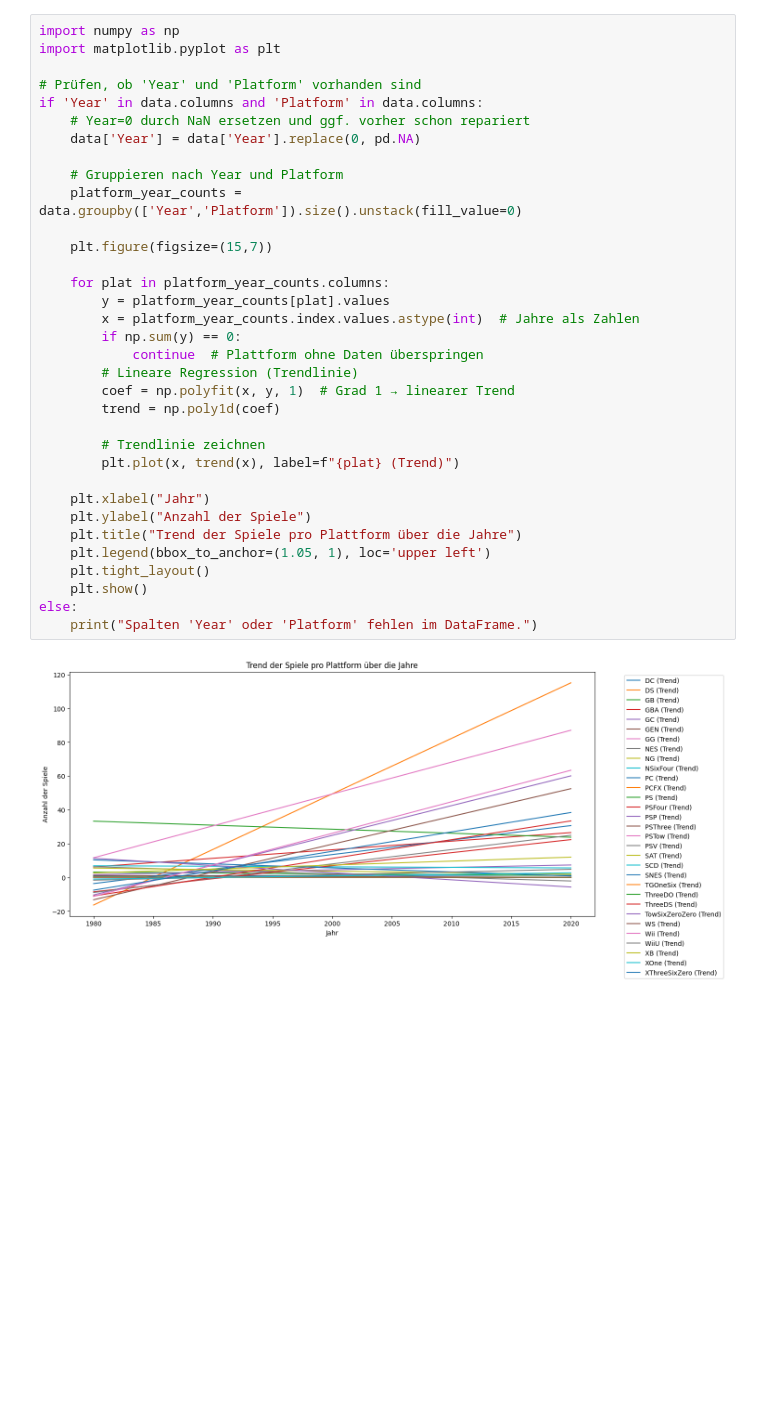
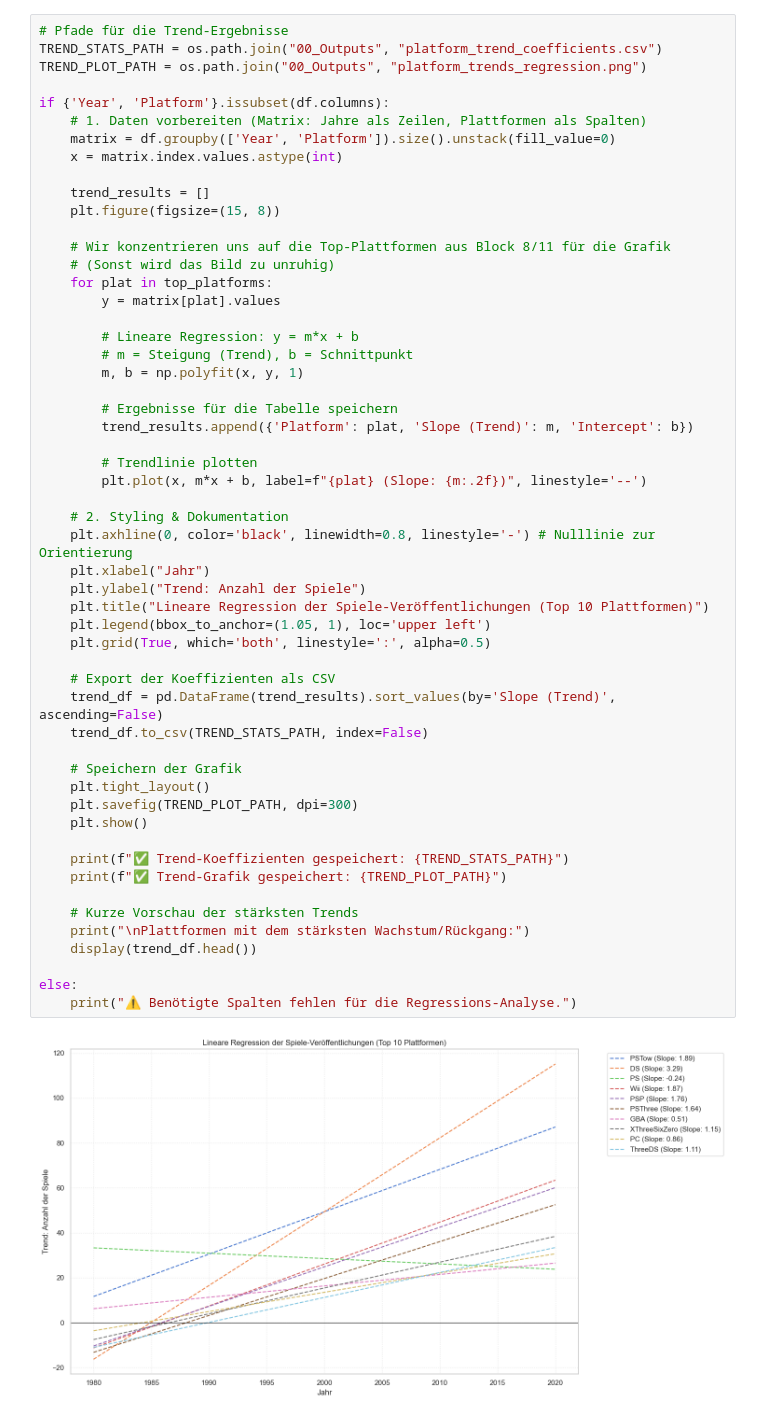
Before and after one commit to CypherTyphoon/Portfolio_Insights, a Jupyter notebook: 00_cleaned_globale_sales.ipynb, the cells around one changed output. Drawn from its saved outputs; the diff is of its cells as text; blank space fills up the shorter version.

```diff
--- a/00_cleaned_globale_sales.ipynb
+++ b/00_cleaned_globale_sales.ipynb
@@ -192,36 +305,56 @@ plt.show()
 # %%
-import numpy as np
-import matplotlib.pyplot as plt
+# Pfade für die Trend-Ergebnisse
+TREND_STATS_PATH = os.path.join("00_Outputs", "platform_trend_coefficients.csv")
+TREND_PLOT_PATH = os.path.join("00_Outputs", "platform_trends_regression.png")
 
-# Prüfen, ob 'Year' und 'Platform' vorhanden sind
-if 'Year' in data.columns and 'Platform' in data.columns:
-    # Year=0 durch NaN ersetzen und ggf. vorher schon repariert
-    data['Year'] = data['Year'].replace(0, pd.NA)
+if {'Year', 'Platform'}.issubset(df.columns):
+    # 1. Daten vorbereiten (Matrix: Jahre als Zeilen, Plattformen als Spalten)
+    matrix = df.groupby(['Year', 'Platform']).size().unstack(fill_value=0)
+    x = matrix.index.values.astype(int)
 
-    # Gruppieren nach Year und Platform
-    platform_year_counts = data.groupby(['Year','Platform']).size().unstack(fill_value=0)
+    trend_results = []
+    plt.figure(figsize=(15, 8))
 
-    plt.figure(figsize=(15,7))
+    # Wir konzentrieren uns auf die Top-Plattformen aus Block 8/11 für die Grafik
+    # (Sonst wird das Bild zu unruhig)
+    for plat in top_platforms:
+        y = matrix[plat].values
 
-    for plat in platform_year_counts.columns:
-        y = platform_year_counts[plat].values
-        x = platform_year_counts.index.values.astype(int)  # Jahre als Zahlen
-        if np.sum(y) == 0:
-            continue  # Plattform ohne Daten überspringen
-        # Lineare Regression (Trendlinie)
-        coef = np.polyfit(x, y, 1)  # Grad 1 → linearer Trend
-        trend = np.poly1d(coef)
+        # Lineare Regression: y = m*x + b
+        # m = Steigung (Trend), b = Schnittpunkt
+        m, b = np.polyfit(x, y, 1)
 
-        # Trendlinie zeichnen
-        plt.plot(x, trend(x), label=f"{plat} (Trend)")
+        # Ergebnisse für die Tabelle speichern
+        trend_results.append({'Platform': plat, 'Slope (Trend)': m, 'Intercept': b})
 
+        # Trendlinie plotten
+        plt.plot(x, m*x + b, label=f"{plat} (Slope: {m:.2f})", linestyle='--')
+
+    # 2. Styling & Dokumentation
+    plt.axhline(0, color='black', linewidth=0.8, linestyle='-') # Nulllinie zur Orientierung
     plt.xlabel("Jahr")
-    plt.ylabel("Anzahl der Spiele")
-    plt.title("Trend der Spiele pro Plattform über die Jahre")
+    plt.ylabel("Trend: Anzahl der Spiele")
+    plt.title("Lineare Regression der Spiele-Veröffentlichungen (Top 10 Plattformen)")
     plt.legend(bbox_to_anchor=(1.05, 1), loc='upper left')
+    plt.grid(True, which='both', linestyle=':', alpha=0.5)
+
+    # Export der Koeffizienten als CSV
+    trend_df = pd.DataFrame(trend_results).sort_values(by='Slope (Trend)', ascending=False)
+    trend_df.to_csv(TREND_STATS_PATH, index=False)
+
+    # Speichern der Grafik
     plt.tight_layout()
+    plt.savefig(TREND_PLOT_PATH, dpi=300)
     plt.show()
+
+    print(f"✅ Trend-Koeffizienten gespeichert: {TREND_STATS_PATH}")
+    print(f"✅ Trend-Grafik gespeichert: {TREND_PLOT_PATH}")
+
+    # Kurze Vorschau der stärksten Trends
+    print("\nPlattformen mit dem stärksten Wachstum/Rückgang:")
+    display(trend_df.head())
+
 else:
-    print("Spalten 'Year' oder 'Platform' fehlen im DataFrame.")
+    print("⚠️ Benötigte Spalten fehlen für die Regressions-Analyse.")
 # %% [output]
-[figure, old version]
+[figure, new version]
```
Also changed, not shown: parts of 30 cells of this notebook, 29 other files.
